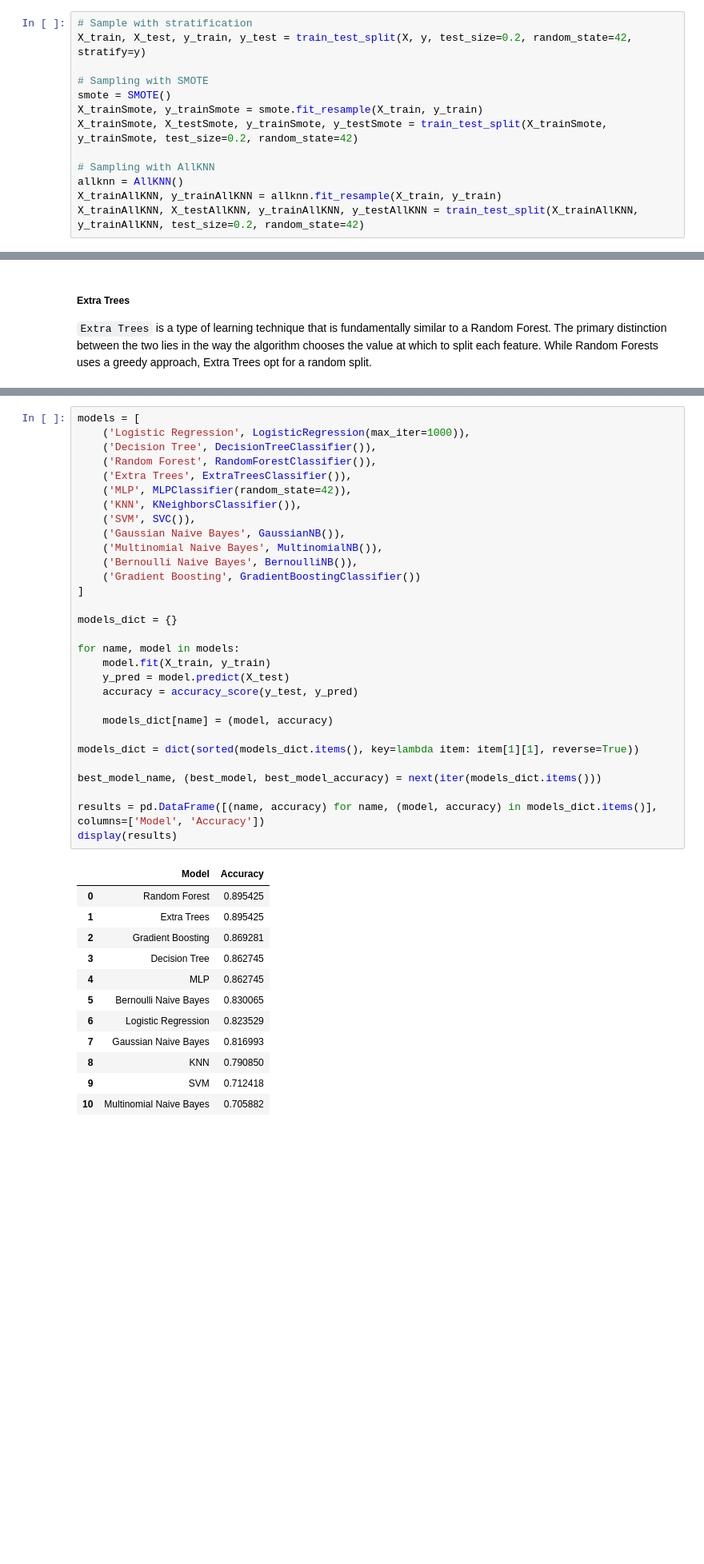
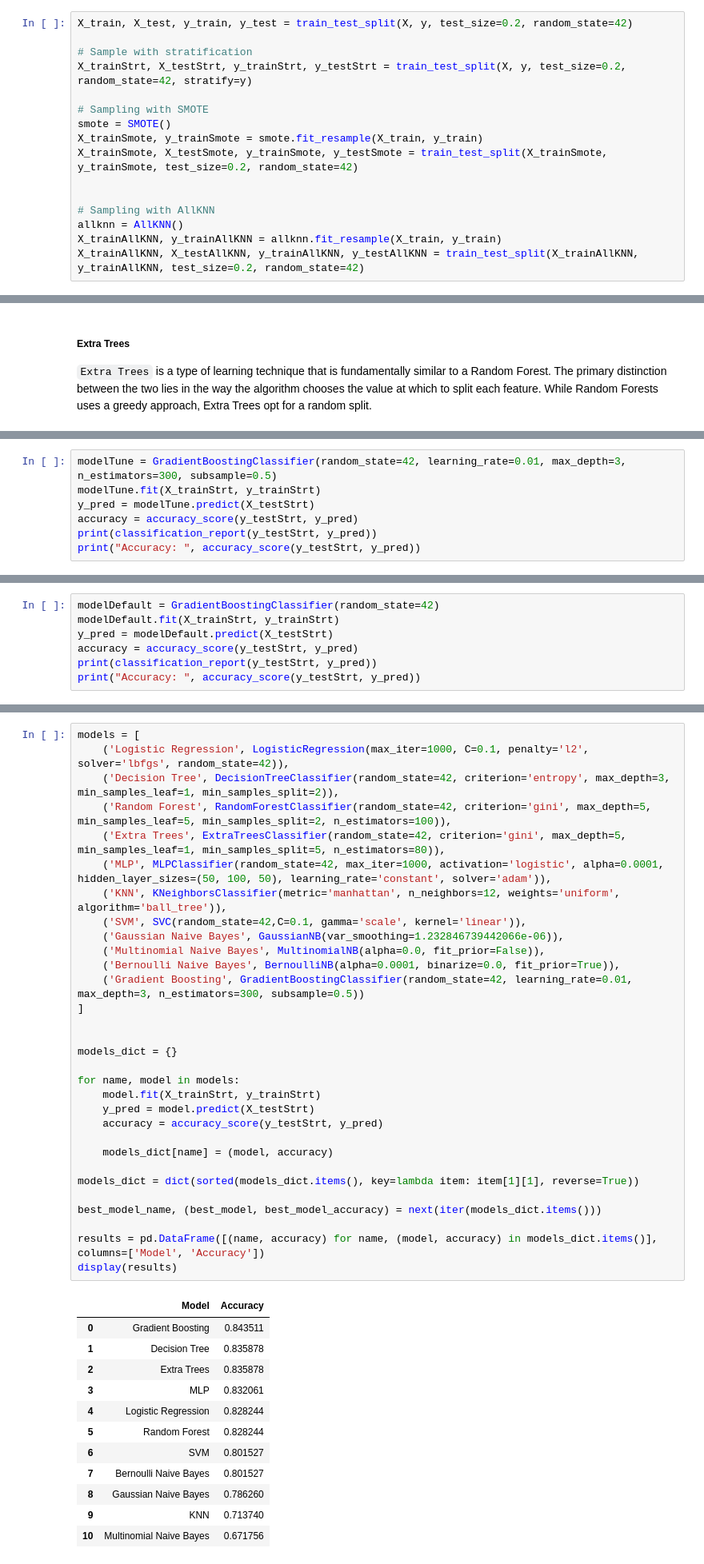
Before and after one commit to antoniooazevedo/titanic-dataset-analysis, a Jupyter notebook: analysis.ipynb, the cells around one changed output, grey strips where cells are left out. Shown at 80% size. Cells and saved outputs as stored; diff of their text form; blank space fills up the shorter version.

```diff
--- a/analysis.ipynb
+++ b/analysis.ipynb
@@ -238,13 +241,16 @@ Considering our dataset is quiet unbalanced, having 62% of the people not surviv
 - `Stratified sampling`: This involves splitting the dataset into training and testing sets while maintaining the same class distribution in both sets. We used the `stratify` parameter in the `train_test_split()` method to perform stratified sampling.
 # %%
+X_train, X_test, y_train, y_test = train_test_split(X, y, test_size=0.2, random_state=42)
+
 # Sample with stratification
-X_train, X_test, y_train, y_test = train_test_split(X, y, test_size=0.2, random_state=42, stratify=y)
+X_trainStrt, X_testStrt, y_trainStrt, y_testStrt = train_test_split(X, y, test_size=0.2, random_state=42, stratify=y)
 
 # Sampling with SMOTE
 smote = SMOTE()
 X_trainSmote, y_trainSmote = smote.fit_resample(X_train, y_train)
 X_trainSmote, X_testSmote, y_trainSmote, y_testSmote = train_test_split(X_trainSmote, y_trainSmote, test_size=0.2, random_state=42)
 
+
 # Sampling with AllKNN
 allknn = AllKNN()
 X_trainAllKNN, y_trainAllKNN = allknn.fit_resample(X_train, y_train)
@@ -614,0 +1049,7 @@ Accuracy: 0.869281045751634
+# %%
+modelTune = GradientBoostingClassifier(random_state=42, learning_rate=0.01, max_depth=3, n_estimators=300, subsample=0.5)
+modelTune.fit(X_trainStrt, y_trainStrt)
+y_pred = modelTune.predict(X_testStrt)
+accuracy = accuracy_score(y_testStrt, y_pred)
+print(classification_report(y_testStrt, y_pred))
+print("Accuracy: ", accuracy_score(y_testStrt, y_pred))
@@ -614,0 +1067,7 @@ Accuracy: 0.869281045751634
+# %%
+modelDefault = GradientBoostingClassifier(random_state=42)
+modelDefault.fit(X_trainStrt, y_trainStrt)
+y_pred = modelDefault.predict(X_testStrt)
+accuracy = accuracy_score(y_testStrt, y_pred)
+print(classification_report(y_testStrt, y_pred))
+print("Accuracy: ", accuracy_score(y_testStrt, y_pred))
@@ -615,46 +1085,47 @@ Accuracy: 0.869281045751634
 # %%
 models = [
-    ('Logistic Regression', LogisticRegression(max_iter=1000)),
-    ('Decision Tree', DecisionTreeClassifier()),
-    ('Random Forest', RandomForestClassifier()),
-    ('Extra Trees', ExtraTreesClassifier()),
-    ('MLP', MLPClassifier(random_state=42)),
-    ('KNN', KNeighborsClassifier()),
-    ('SVM', SVC()),
-    ('Gaussian Naive Bayes', GaussianNB()),
-    ('Multinomial Naive Bayes', MultinomialNB()),
-    ('Bernoulli Naive Bayes', BernoulliNB()),
-    ('Gradient Boosting', GradientBoostingClassifier())
+    ('Logistic Regression', LogisticRegression(max_iter=1000, C=0.1, penalty='l2', solver='lbfgs', random_state=42)),
+    ('Decision Tree', DecisionTreeClassifier(random_state=42, criterion='entropy', max_depth=3, min_samples_leaf=1, min_samples_split=2)),
+    ('Random Forest', RandomForestClassifier(random_state=42, criterion='gini', max_depth=5, min_samples_leaf=5, min_samples_split=2, n_estimators=100)),
+    ('Extra Trees', ExtraTreesClassifier(random_state=42, criterion='gini', max_depth=5, min_samples_leaf=1, min_samples_split=5, n_estimators=80)),
+    ('MLP', MLPClassifier(random_state=42, max_iter=1000, activation='logistic', alpha=0.0001, hidden_layer_sizes=(50, 100, 50), learning_rate='constant', solver='adam')),
+    ('KNN', KNeighborsClassifier(metric='manhattan', n_neighbors=12, weights='uniform', algorithm='ball_tree')),
+    ('SVM', SVC(random_state=42,C=0.1, gamma='scale', kernel='linear')),
+    ('Gaussian Naive Bayes', GaussianNB(var_smoothing=1.232846739442066e-06)),
+    ('Multinomial Naive Bayes', MultinomialNB(alpha=0.0, fit_prior=False)),
+    ('Bernoulli Naive Bayes', BernoulliNB(alpha=0.0001, binarize=0.0, fit_prior=True)),
+    ('Gradient Boosting', GradientBoostingClassifier(random_state=42, learning_rate=0.01, max_depth=3, n_estimators=300, subsample=0.5))
 ]
+
 
 models_dict = {}
 
 for name, model in models:
-    model.fit(X_train, y_train)
-    y_pred = model.predict(X_test)
-    accuracy = accuracy_score(y_test, y_pred)
+    model.fit(X_trainStrt, y_trainStrt)
+    y_pred = model.predict(X_testStrt)
+    accuracy = accuracy_score(y_testStrt, y_pred)
 
     models_dict[name] = (model, accuracy)
 
 models_dict = dict(sorted(models_dict.items(), key=lambda item: item[1][1], reverse=True))
 
 best_model_name, (best_model, best_model_accuracy) = next(iter(models_dict.items()))
 
 results = pd.DataFrame([(name, accuracy) for name, (model, accuracy) in models_dict.items()], columns=['Model', 'Accuracy'])
 display(results)
 # %% [output]
 |  | Model | Accuracy |
-| 0 | Random Forest | 0.895425 |
-| 1 | Extra Trees | 0.895425 |
-| 2 | Gradient Boosting | 0.869281 |
-| 3 | Decision Tree | 0.862745 |
-| 4 | MLP | 0.862745 |
-| 5 | Bernoulli Naive Bayes | 0.830065 |
-| 6 | Logistic Regression | 0.823529 |
-| 7 | Gaussian Naive Bayes | 0.816993 |
-| 8 | KNN | 0.790850 |
-| 9 | SVM | 0.712418 |
-| 10 | Multinomial Naive Bayes | 0.705882 |
+| 0 | Gradient Boosting | 0.843511 |
+| 1 | Decision Tree | 0.835878 |
+| 2 | Extra Trees | 0.835878 |
+| 3 | MLP | 0.832061 |
+| 4 | Logistic Regression | 0.828244 |
+| 5 | Random Forest | 0.828244 |
+| 6 | SVM | 0.801527 |
+| 7 | Bernoulli Naive Bayes | 0.801527 |
+| 8 | Gaussian Naive Bayes | 0.786260 |
+| 9 | KNN | 0.713740 |
+| 10 | Multinomial Naive Bayes | 0.671756 |
 # %%
 plt.figure(figsize=(10, 6))
 barplot = sb.barplot(x='Accuracy', y='Model', hue='Model', data=results, palette='Blues_d', errorbar=None)
```
Also changed, not shown: parts of 58 cells of this notebook.
